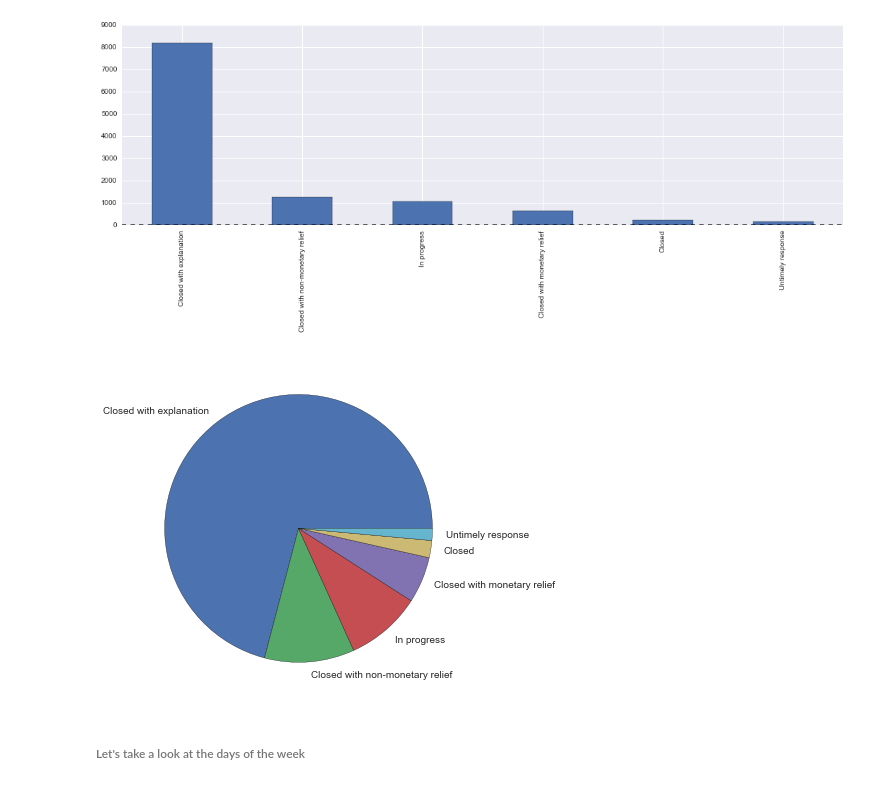
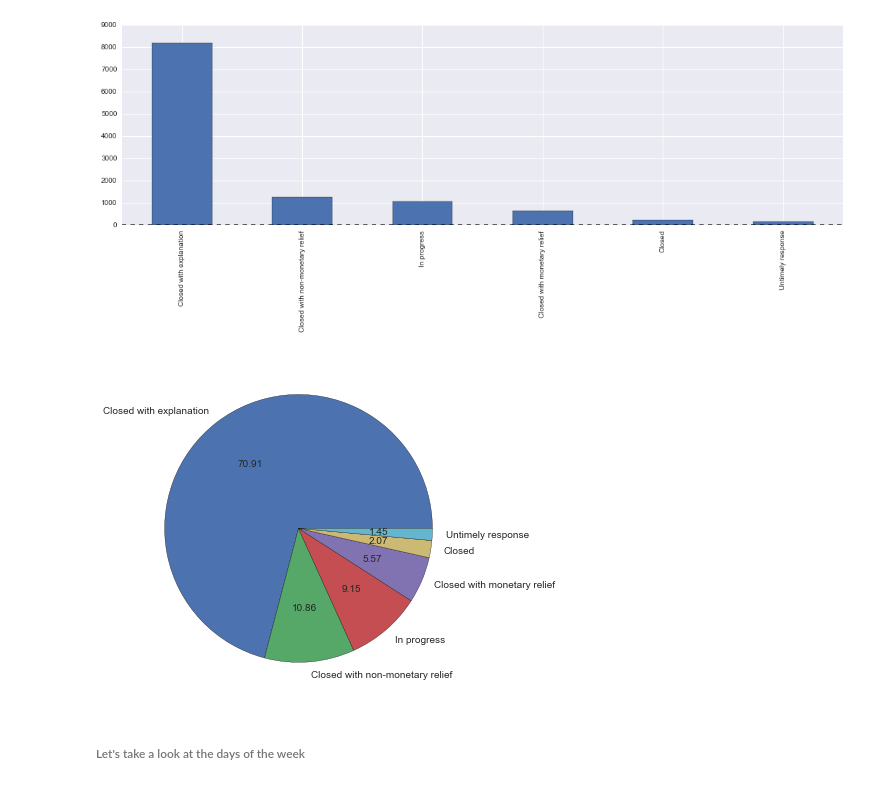
Before and after one commit to tiyd-python-2015-01/consumer-complaints, a Jupyter notebook: consumer_complaints.ipynb, the cells around one changed output. Cells and saved outputs as stored; diff of their text form; code cells hidden in the pictures.

```diff
--- a/consumer_complaints.ipynb
+++ b/consumer_complaints.ipynb
@@ -86,10 +86,10 @@ Untimely response                   167
 dtype: int64
 [figure]
 # %%
-complaints_by_company_response.plot(kind='pie', figsize = (6,6))
+complaints_by_company_response.plot(kind='pie', figsize = (6,6), autopct='%.2f', fontsize=10)
 plt.show()
 # %% [output]
-[figure, old version]
+[figure, new version]
 # %% [markdown]
 ###### Let's take a look at the days of the week
 # %%
```
Also changed, not shown: parts of 3 cells of this notebook.
